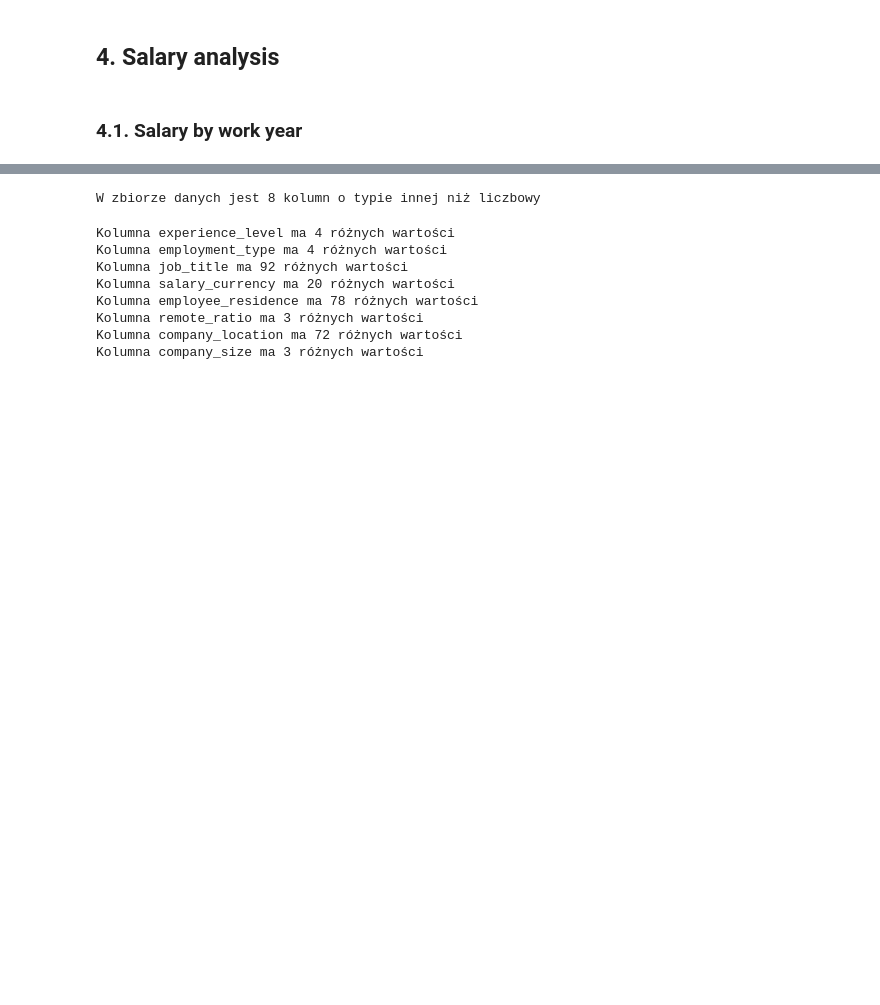
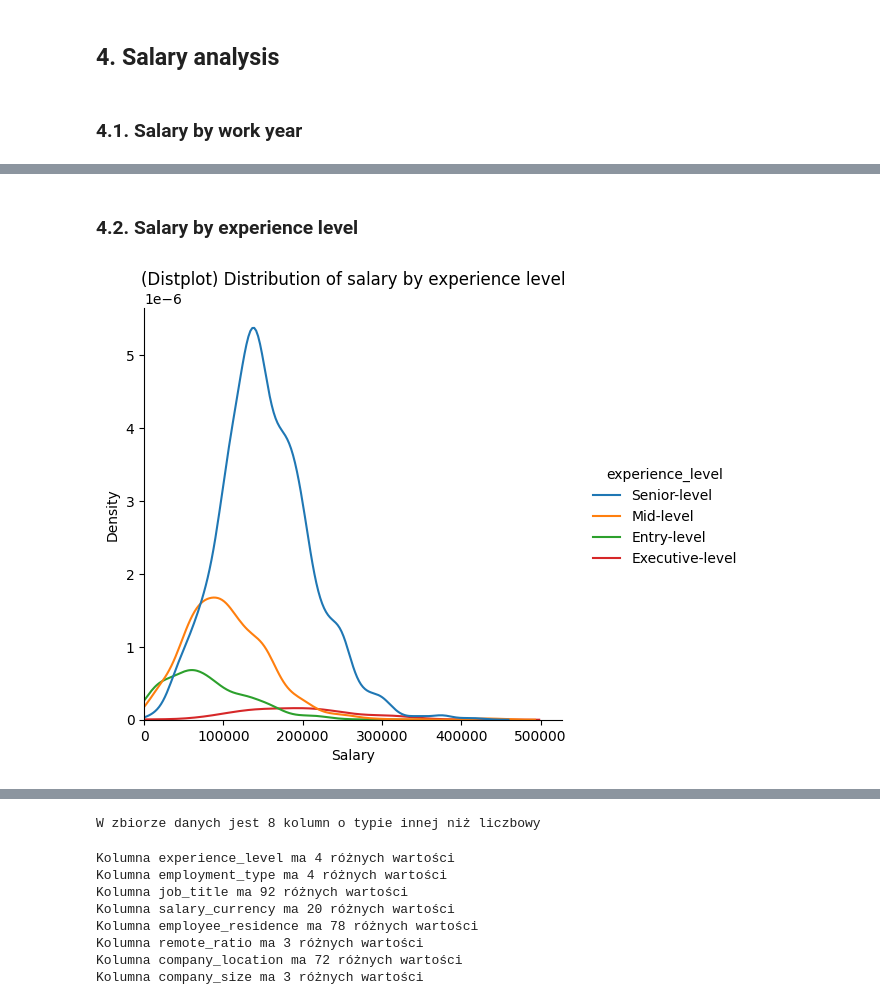
Before and after one commit to ST4N3R/eda_projects, a Jupyter notebook: Data_Science_salaries/main.ipynb, the cells around one changed output, grey strips where cells are left out. Cells and saved outputs as stored; diff of their text form; code cells hidden in the pictures; blank space fills up the shorter version.

```diff
--- a/Data_Science_salaries/main.ipynb
+++ b/Data_Science_salaries/main.ipynb
@@ -417,0 +436,10 @@ for ix, row in empl_group.reset_index(drop=True).iterrows():
+# %% [markdown]
+### 4.2. Salary by experience level
+# %%
+g = sns.displot(ds_salaries, x="salary_in_usd", hue="experience_level", kind="kde", palette=sns.color_palette("tab10")[:4])
+g.set_xlabels("Salary")
+g.set(title="(Distplot) Distribution of salary by experience level", xlim=(0))
+
+plt.show(g)
+# %% [output]
+[figure, added]
```
Also changed, not shown: parts of 11 cells of this notebook, 1 other file.
